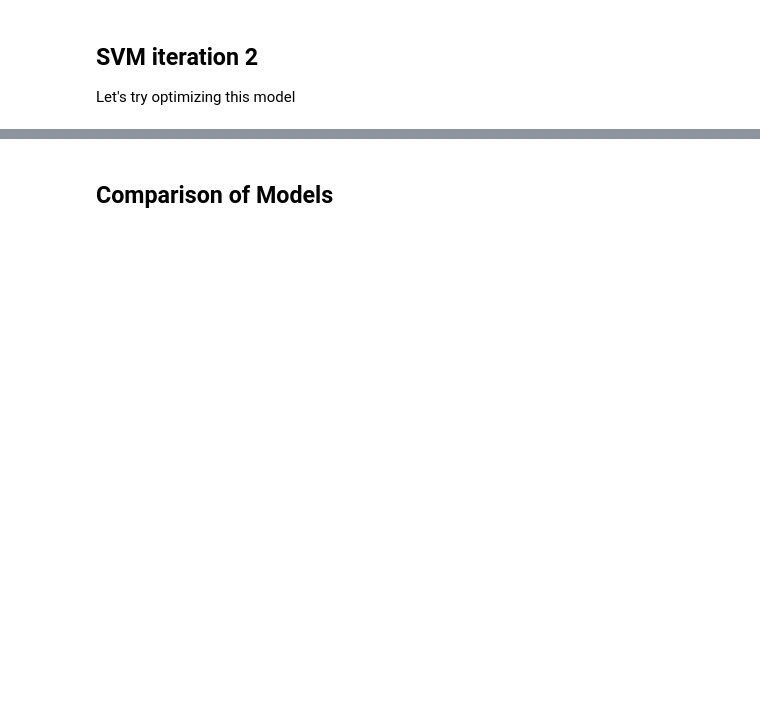
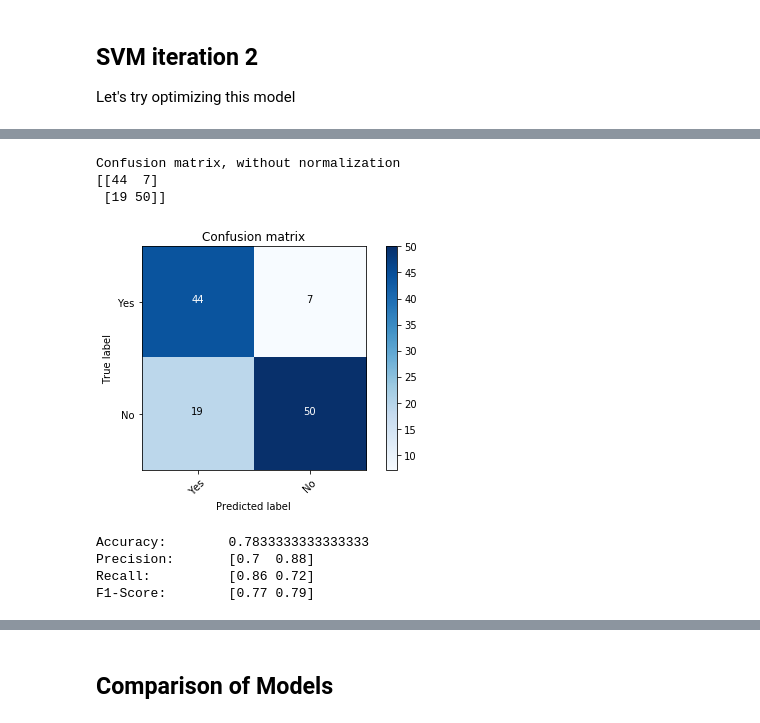
Before and after one commit to Julia-Hammerer/AppliedStatistics, a Jupyter notebook: notebooks/Car_Classification.ipynb, the cells around one changed output, grey strips where cells are left out. Drawn from its saved outputs; the diff is of its cells as text; code cells hidden in the pictures; blank space fills up the shorter version.

```diff
--- a/notebooks/Car_Classification.ipynb
+++ b/notebooks/Car_Classification.ipynb
@@ -80,0 +121,3 @@ opt_models = []
+# %%
+baseline_clf = DummyClassifier(strategy='most_frequent', random_state=0)
+baseline_clf.fit(X_train, y_train)
@@ -266,0 +466,9 @@ opt_models.append(("SVM", pipe_svm2.steps[1][1]))
+# %%
+X_train = pd.DataFrame(data=X_train, columns=featureCols)
+X_test = pd.DataFrame(data=X_test, columns=featureCols)
+# %%
+xgb= XGBClassifier(max_depth=4, learning_rate=0.05, n_estimators=200,
+                   objective='binary:logistic', gamma=0.,
+                   max_delta_step=0., subsample=0.9, colsample_bytree=0.9,
+                   seed=0)
+xgb.fit(X_train, y_train)
@@ -266,0 +483,23 @@ opt_models.append(("SVM", pipe_svm2.steps[1][1]))
+# %%
+y_pred = xgb.predict(X_test)
+# %%
+class_names = ("Yes","No")
+
+confusion_mat = confusion_matrix(y_test, y_pred)
+#print(confusion_mat)
+plot_confusion_matrix(confusion_mat, classes=class_names, title='Confusion matrix')
+# %% [output]
+Confusion matrix, without normalization
+[[44  7]
+ [19 50]]
+[figure, added]
+# %%
+print ("Accuracy:       ",accuracy_score(y_test, y_pred))
+print ("Precision:      ",precision_score(y_test, y_pred,average=None))
+print ("Recall:         ",recall_score(y_test, y_pred,average=None))
+print ("F1-Score:       ",f1_score(y_test, y_pred,average=None))
+# %% [output]
+Accuracy:        0.7833333333333333
+Precision:       [0.7  0.88]
+Recall:          [0.86 0.72]
+F1-Score:        [0.77 0.79]
```
Also changed, not shown: parts of 49 cells of this notebook, 17 other files.
